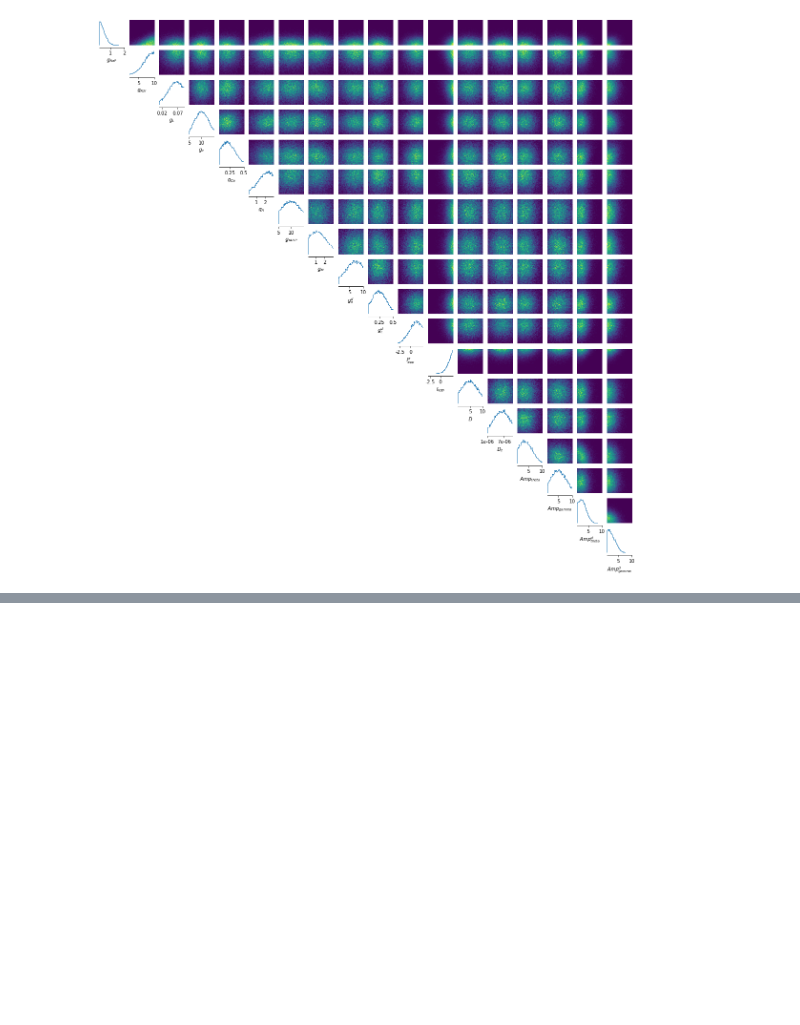
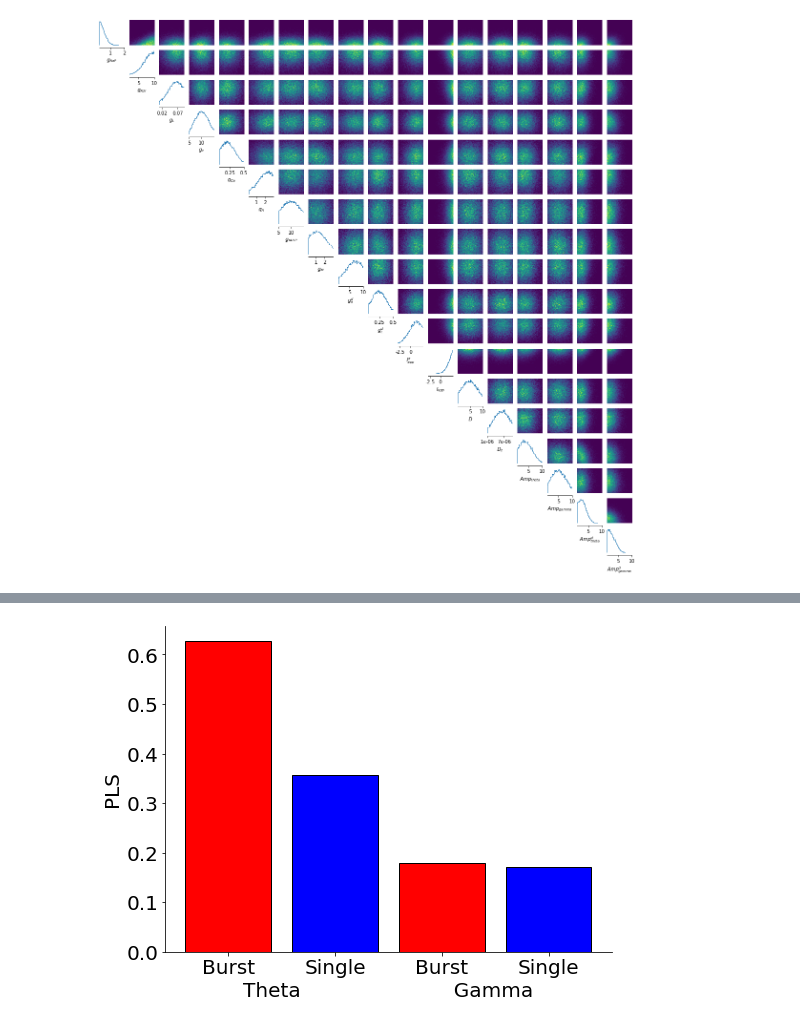
Before and after one commit to pena-rodrigo/CA1project, a Jupyter notebook: param_estimation.ipynb, the cells around one changed output, grey strips where cells are left out. Saved outputs shown, nothing was run; the diff lists cells and outputs as text; code cells hidden in the pictures; blank space fills up the shorter version.

```diff
--- a/param_estimation.ipynb
+++ b/param_estimation.ipynb
@@ -867,0 +1325,16 @@ plt.savefig(f"{images_dir}/PLS_estim.pdf")
+# %%
+plt.figure(figsize=(8,6))
+ax=plt.subplot(111)
+bars = ('Burst', 'Single', 'Burst', 'Single')
+plt.bar(x=np.arange(0,4),height=[pls_cs_theta, pls_ss_theta, pls_cs_gamma, pls_ss_gamma], color=['red', 'blue', 'red', 'blue'],edgecolor='black')
+plt.xticks(np.arange(0,4), bars)
+plt.xlabel('Theta                        Gamma')
+plt.ylabel('PLS')
+for item in ([ax.title, ax.xaxis.label, ax.yaxis.label] +
+             ax.get_xticklabels() + ax.get_yticklabels()):
+  item.set_fontsize(20)
+
+# plt.savefig(f"{images_dir}/PLS_estim.png")
+# plt.savefig(f"{images_dir}/PLS_estim.pdf")
+# %% [output]
+[figure, added]
```
Also changed, not shown: parts of 45 cells of this notebook.
